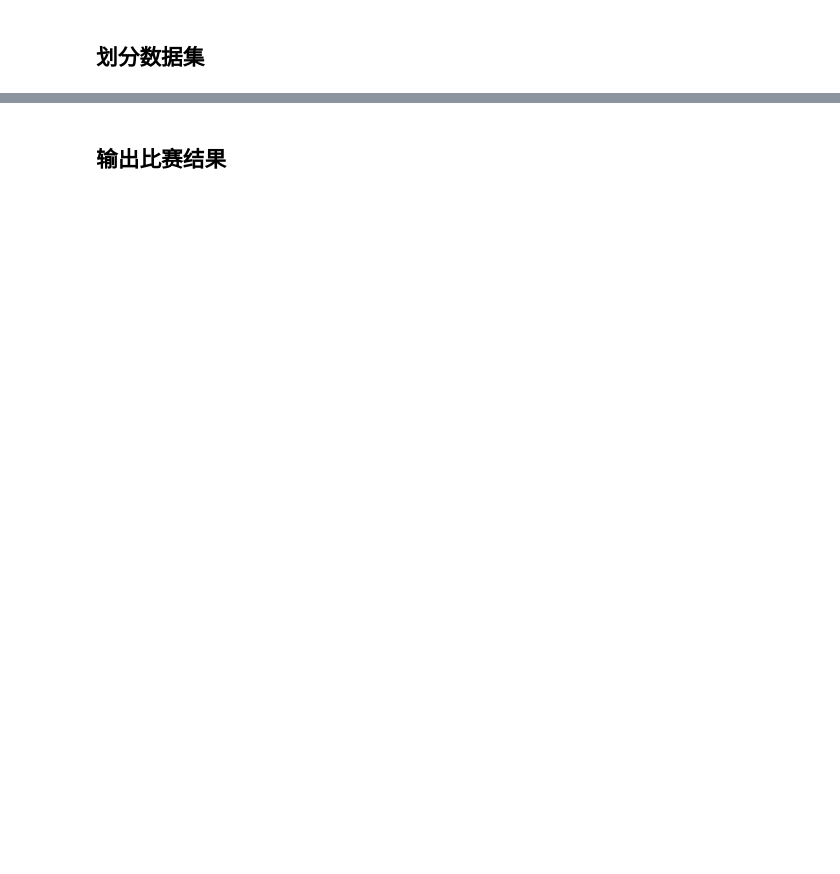
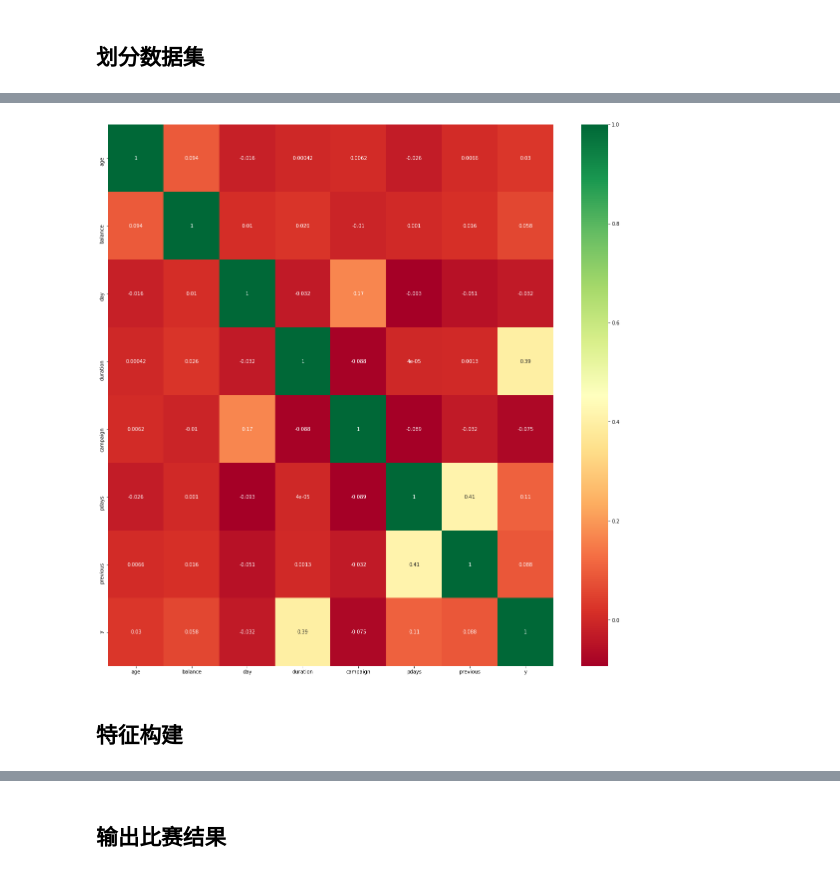
Before and after one commit to HongtaoZ/PlayAsNovice, a Jupyter notebook: 「二分类算法」提供银行精准营销解决方案/二分类算法.ipynb, the cells around one changed output, grey strips where cells are left out. Saved outputs shown, nothing was run; the diff lists cells and outputs as text; code cells hidden in the pictures; blank space fills up the shorter version.

```diff
--- a/「二分类算法」提供银行精准营销解决方案/二分类算法.ipynb
+++ b/「二分类算法」提供银行精准营销解决方案/二分类算法.ipynb
@@ -229,0 +163,14 @@ xTrain, xTest, yTrain, yTest = train_test_split(X1, y1, test_size=0.3,random_sta
+# %%
+# Correlation Matrix with Heatmap
+import seaborn as sns
+
+corrData = trainData.drop(columns = ['ID'])
+corrmat = corrData.corr()
+top_corr_features = corrmat.index
+plt.figure(figsize=(20,20))
+#plot heat map
+g=sns.heatmap(corrData[top_corr_features].corr(),annot=True,cmap="RdYlGn")
+# %% [output]
+[figure, added]
+# %% [markdown]
+## 特征构建
```
Also changed, not shown: parts of 31 cells of this notebook.
